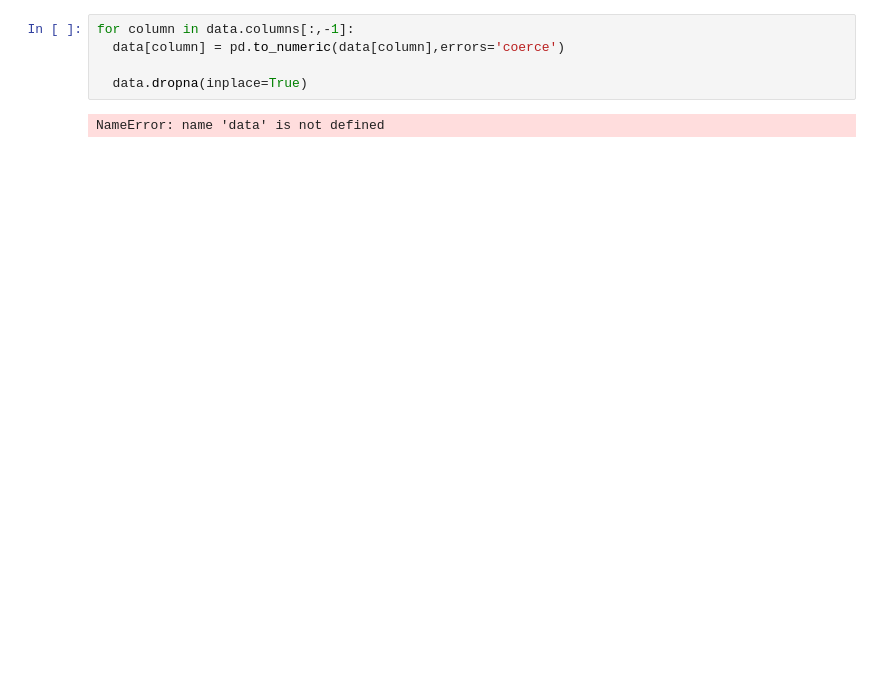
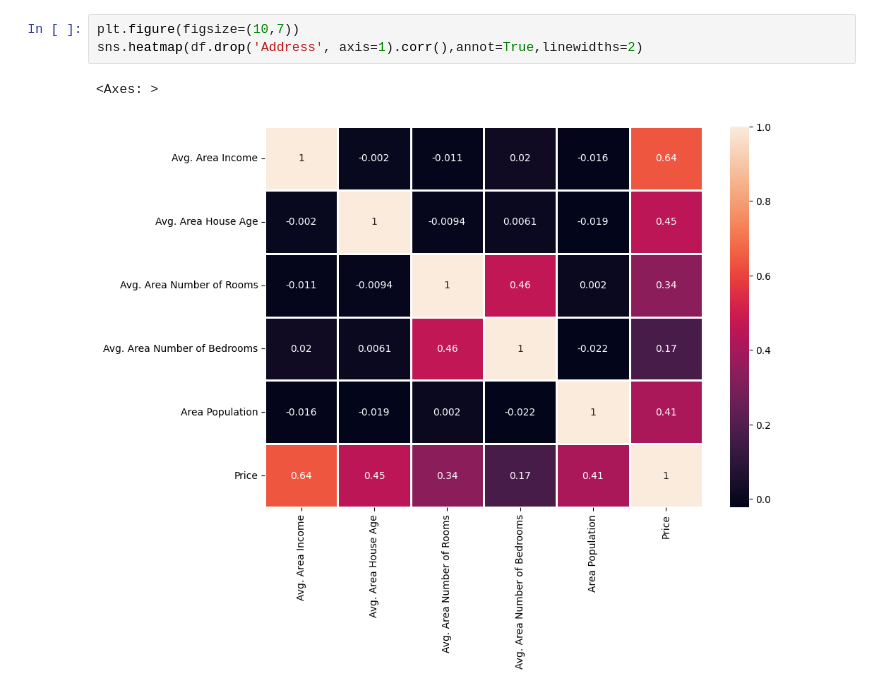
Before and after one commit to 2303A52479/AIML-LAB-2303A52479, a Jupyter notebook: lab04_Linear_Regression.ipynb, the cells around one changed output. Cells and saved outputs as stored; diff of their text form; blank space fills up the shorter version.

```diff
--- a/lab04_Linear_Regression.ipynb
+++ b/lab04_Linear_Regression.ipynb
@@ -74,7 +86,6 @@ NameError: name 'df' is not defined
-# %%
-for column in data.columns[:,-1]:
-  data[column] = pd.to_numeric(data[column],errors='coerce')
-
-  data.dropna(inplace=True)
-# %% [output]
-NameError: name 'data' is not defined
+# %%
+plt.figure(figsize=(10,7))
+sns.heatmap(df.drop('Address', axis=1).corr(),annot=True,linewidths=2)
+# %% [output]
+<Axes: >
+[figure, added]
```
Also changed, not shown: parts of 18 cells of this notebook.
